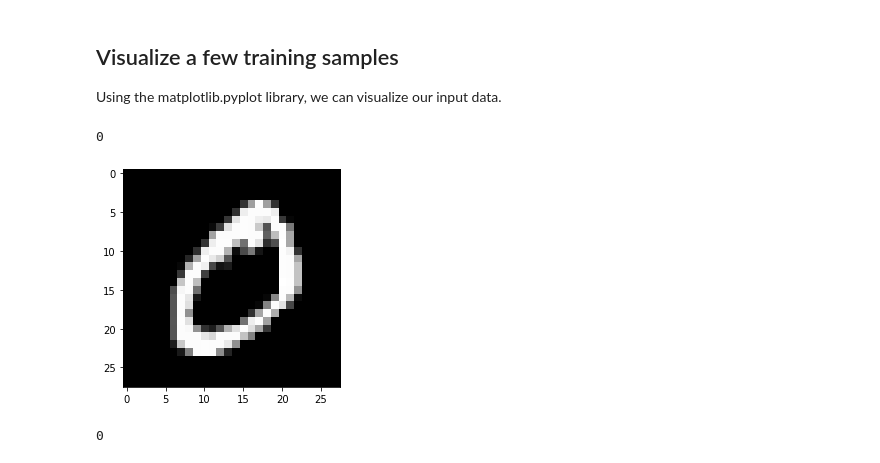
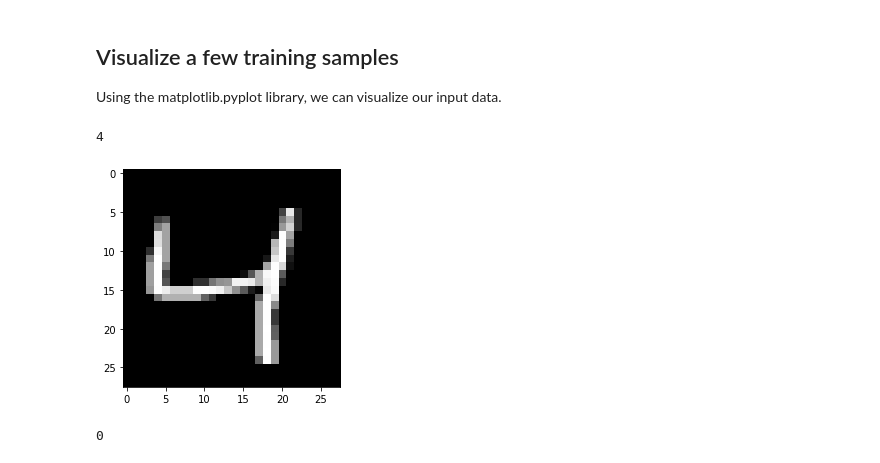
Before and after one commit to xavierliwei/IS-NLP, a Jupyter notebook: MNIST_example.ipynb, the cells around one changed output. Drawn from its saved outputs; the diff is of its cells as text; code cells hidden in the pictures.

```diff
--- a/MNIST_example.ipynb
+++ b/MNIST_example.ipynb
@@ -77,11 +72,11 @@ Downloading http://yann.lecun.com/exdb/mnist/train-labels-idx1-ubyte.gz
 Using the matplotlib.pyplot library, we can visualize our input data.
 # %%
 # Visualize a training instance with matplotlib
-plt.imshow(train.train_data.cpu().numpy()[1], cmap='gray')
-print (train.train_labels.cpu().numpy()[1])
+plt.imshow(train.train_data.cpu().numpy()[2], cmap='gray')
+print (train.train_labels.cpu().numpy()[2])
 # %% [output]
-0
+4
-[figure, old version]
+[figure, new version]
 # %%
 plt.imshow(train.train_data.cpu().numpy()[1], cmap='gray')
 print (train.train_labels.cpu().numpy()[1])
```
Also changed, not shown: parts of 5 cells of this notebook, 3 other files.
